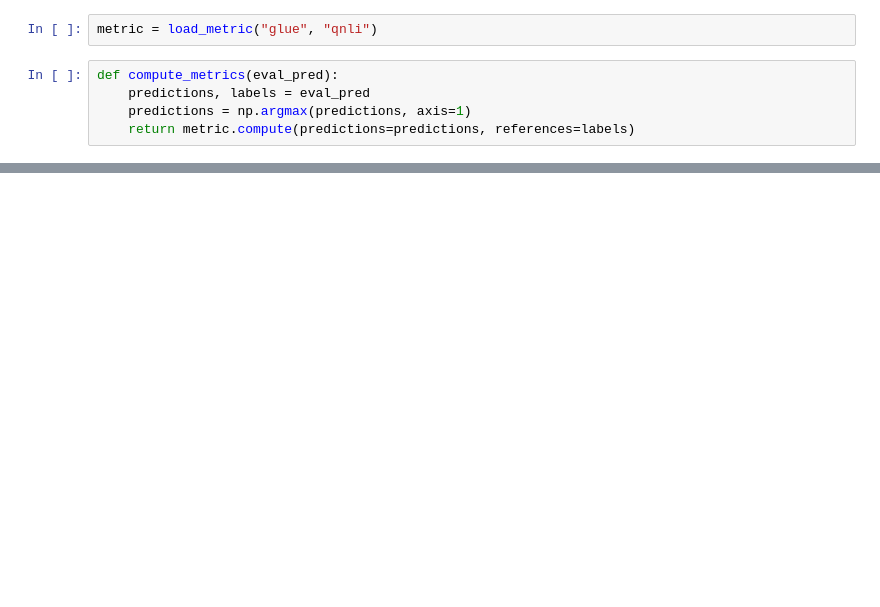
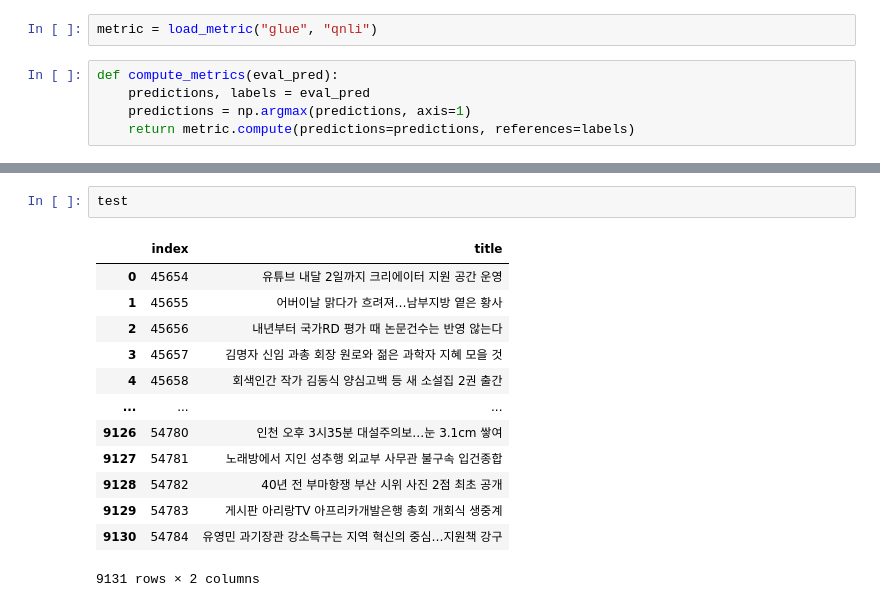
Before and after one commit to qkrwjdan/dacon_news_topic_clasiification, a Jupyter notebook: klue-bert-base.ipynb, the cells around one changed output, grey strips where cells are left out. Cells and saved outputs as stored; diff of their text form; blank space fills up the shorter version.

```diff
--- a/klue-bert-base.ipynb
+++ b/klue-bert-base.ipynb
@@ -241,0 +204,16 @@ submission.to_csv("results/klue-bert-hyperparameter-tuning.csv",index=False)
+# %%
+test
+# %% [output]
+|  | index | title |
+| 0 | 45654 | 유튜브 내달 2일까지 크리에이터 지원 공간 운영 |
+| 1 | 45655 | 어버이날 맑다가 흐려져…남부지방 옅은 황사 |
+| 2 | 45656 | 내년부터 국가RD 평가 때 논문건수는 반영 않는다 |
+| 3 | 45657 | 김명자 신임 과총 회장 원로와 젊은 과학자 지혜 모을 것 |
+| 4 | 45658 | 회색인간 작가 김동식 양심고백 등 새 소설집 2권 출간 |
+| ... | ... | ... |
+| 9126 | 54780 | 인천 오후 3시35분 대설주의보…눈 3.1cm 쌓여 |
+| 9127 | 54781 | 노래방에서 지인 성추행 외교부 사무관 불구속 입건종합 |
+| 9128 | 54782 | 40년 전 부마항쟁 부산 시위 사진 2점 최초 공개 |
+| 9129 | 54783 | 게시판 아리랑TV 아프리카개발은행 총회 개회식 생중계 |
+| 9130 | 54784 | 유영민 과기장관 강소특구는 지역 혁신의 중심…지원책 강구 |
+9131 rows × 2 columns
```
Also changed, not shown: parts of 19 cells of this notebook, 15 other files.
